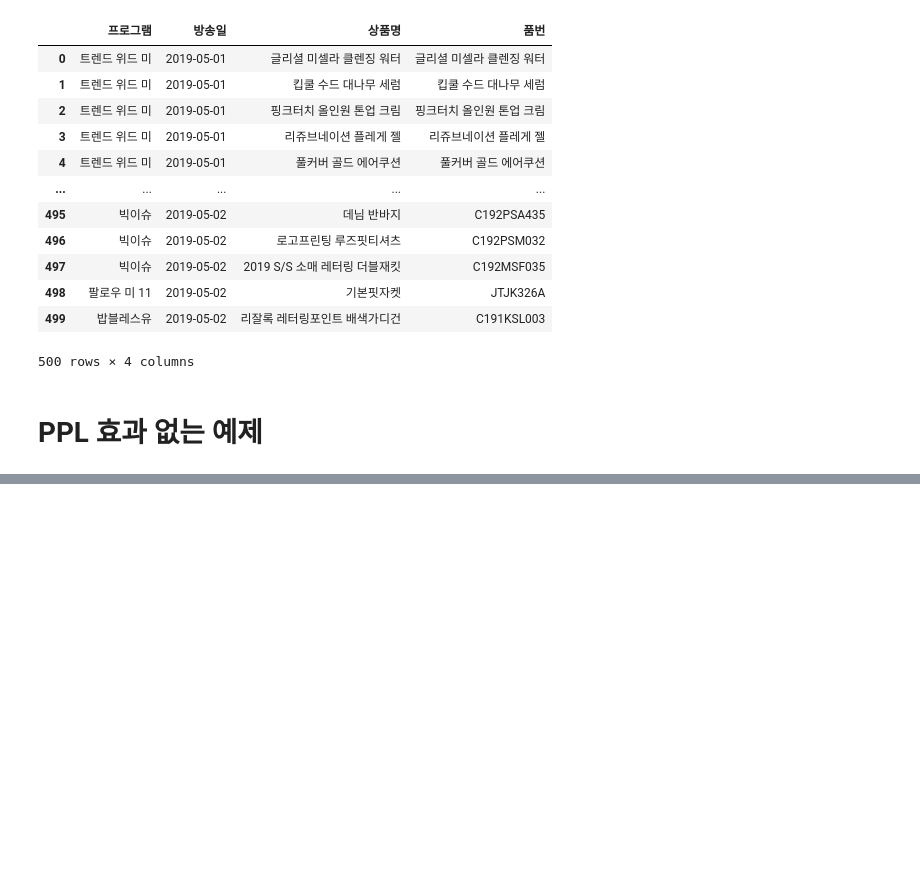
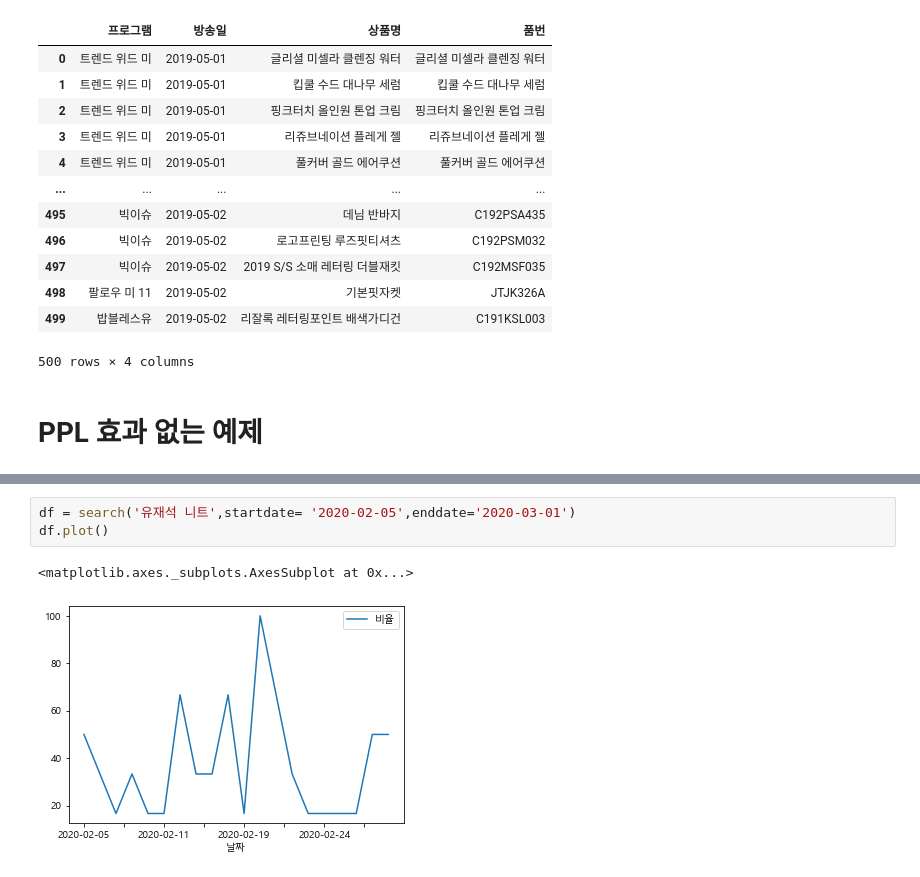
Before and after one commit to kdy7710/Bigdata_Team_Project, a Jupyter notebook: Bigdata_Project/Bigdata_Project/DramaPPl_Tutorial.ipynb, the cells around one changed output, grey strips where cells are left out. Drawn from its saved outputs; the diff is of its cells as text; blank space fills up the shorter version.

```diff
--- a/Bigdata_Project/Bigdata_Project/DramaPPl_Tutorial.ipynb
+++ b/Bigdata_Project/Bigdata_Project/DramaPPl_Tutorial.ipynb
@@ -42,0 +88,6 @@ plt.show()
+# %%
+df = search('유재석 니트',startdate= '2020-02-05',enddate='2020-03-01')
+df.plot()
+# %% [output]
+<matplotlib.axes._subplots.AxesSubplot at 0x...>
+[figure, added]
```
Also changed, not shown: parts of 7 cells of this notebook, 1 other file.
